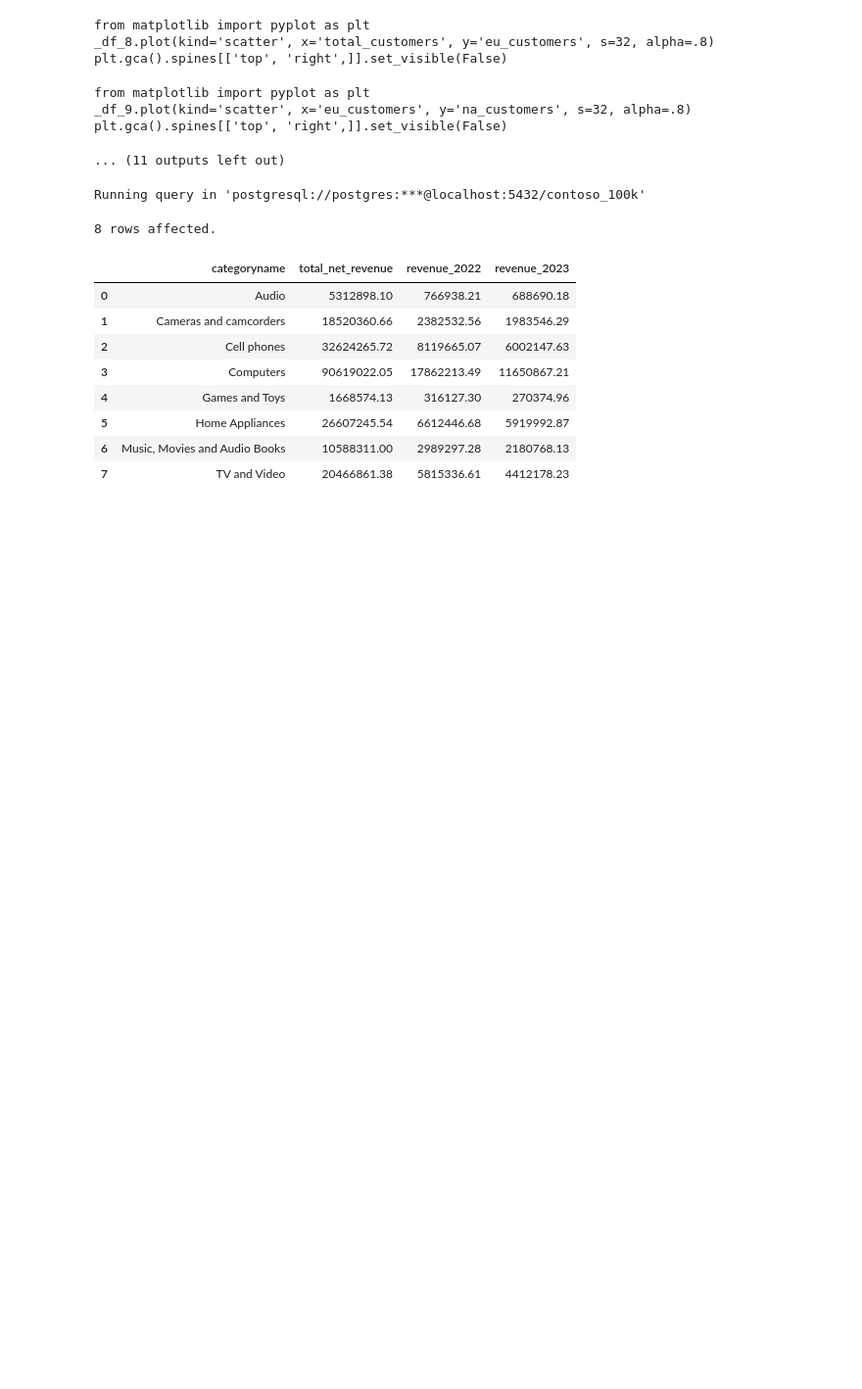
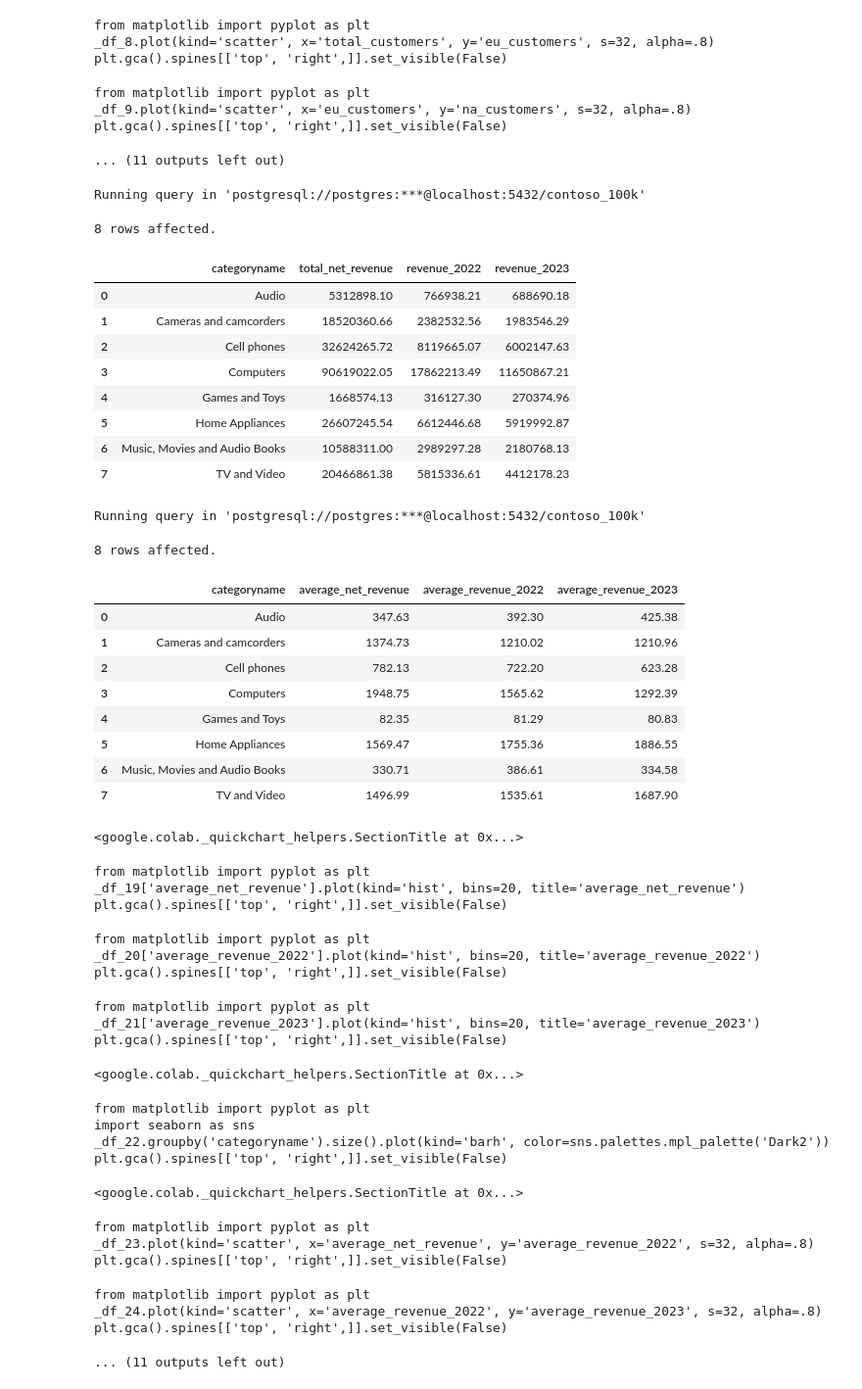
Before and after one commit to nayeemtalukder1/Data-Science-Algorithms, a Jupyter notebook: Resources/Blank_SQL_Notebook.ipynb, the cells around one changed output. Shown at 98% size. Saved outputs shown, nothing was run; the diff lists cells and outputs as text; code cells hidden in the pictures; blank space fills up the shorter version.

```diff
--- a/Resources/Blank_SQL_Notebook.ipynb
+++ b/Resources/Blank_SQL_Notebook.ipynb
@@ -563,3 +563,55 @@ Running query in 'postgresql://postgres:***@localhost:5432/contoso_100k'
 | 5 | Home Appliances | 26607245.54 | 6612446.68 | 5919992.87 |
 | 6 | Music, Movies and Audio Books | 10588311.00 | 2989297.28 | 2180768.13 |
 | 7 | TV and Video | 20466861.38 | 5815336.61 | 4412178.23 |
+# %%
+%%sql
+SELECT
+    p.categoryname,
+    AVG(s.quantity * s.netprice * s.exchangerate) AS average_net_revenue,
+    AVG(CASE WHEN s.orderdate BETWEEN '2022-01-01' AND '2022-12-31'
+        THEN s.quantity * s.netprice * s.exchangerate ELSE NULL END) AS average_revenue_2022,
+    AVG(CASE WHEN s.orderdate BETWEEN '2023-01-01' AND '2023-12-31'
+        THEN s.quantity * s.netprice * s.exchangerate ELSE NULL END) AS average_revenue_2023
+FROM
+    sales s
+LEFT JOIN
+    product p ON s.productkey = p.productkey
+GROUP BY
+    p.categoryname
+ORDER BY
+    p.categoryname;
+# %% [output]
+Running query in 'postgresql://postgres:***@localhost:5432/contoso_100k'
+8 rows affected.
+|  | categoryname | average_net_revenue | average_revenue_2022 | average_revenue_2023 |
+| 0 | Audio | 347.63 | 392.30 | 425.38 |
+| 1 | Cameras and camcorders | 1374.73 | 1210.02 | 1210.96 |
+| 2 | Cell phones | 782.13 | 722.20 | 623.28 |
+| 3 | Computers | 1948.75 | 1565.62 | 1292.39 |
+| 4 | Games and Toys | 82.35 | 81.29 | 80.83 |
+| 5 | Home Appliances | 1569.47 | 1755.36 | 1886.55 |
+| 6 | Music, Movies and Audio Books | 330.71 | 386.61 | 334.58 |
+| 7 | TV and Video | 1496.99 | 1535.61 | 1687.90 |
+<google.colab._quickchart_helpers.SectionTitle at 0x...>
+from matplotlib import pyplot as plt
+_df_19['average_net_revenue'].plot(kind='hist', bins=20, title='average_net_revenue')
+plt.gca().spines[['top', 'right',]].set_visible(False)
+from matplotlib import pyplot as plt
+_df_20['average_revenue_2022'].plot(kind='hist', bins=20, title='average_revenue_2022')
+plt.gca().spines[['top', 'right',]].set_visible(False)
+from matplotlib import pyplot as plt
+_df_21['average_revenue_2023'].plot(kind='hist', bins=20, title='average_revenue_2023')
+plt.gca().spines[['top', 'right',]].set_visible(False)
+<google.colab._quickchart_helpers.SectionTitle at 0x...>
+from matplotlib import pyplot as plt
+import seaborn as sns
+_df_22.groupby('categoryname').size().plot(kind='barh', color=sns.palettes.mpl_palette('Dark2'))
+plt.gca().spines[['top', 'right',]].set_visible(False)
+<google.colab._quickchart_helpers.SectionTitle at 0x...>
+from matplotlib import pyplot as plt
+_df_23.plot(kind='scatter', x='average_net_revenue', y='average_revenue_2022', s=32, alpha=.8)
+plt.gca().spines[['top', 'right',]].set_visible(False)
+from matplotlib import pyplot as plt
+_df_24.plot(kind='scatter', x='average_revenue_2022', y='average_revenue_2023', s=32, alpha=.8)
+plt.gca().spines[['top', 'right',]].set_visible(False)
+... (11 outputs left out)
```
Also changed, not shown: parts of 5 cells of this notebook.
